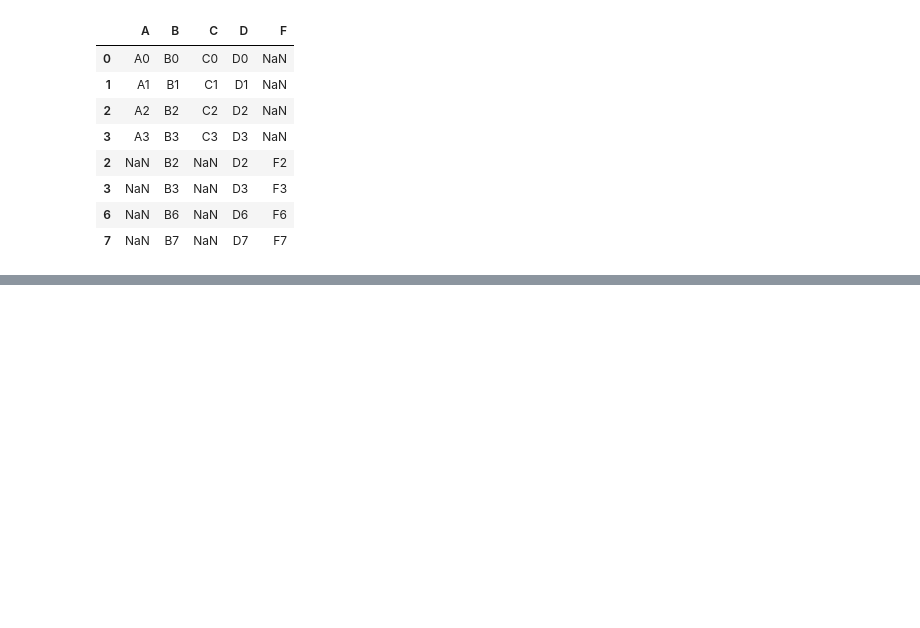
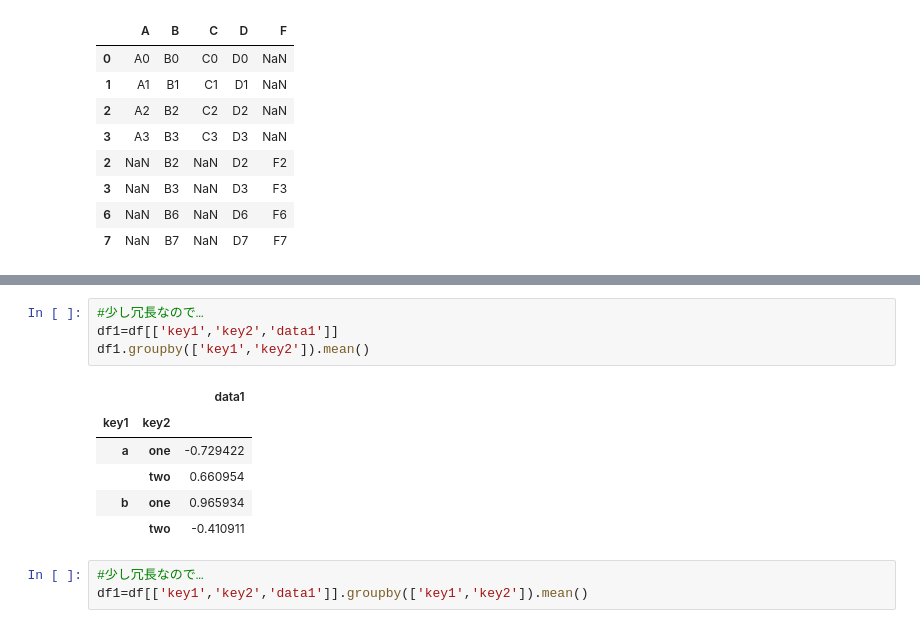
Before and after one commit to kinotsurayasu/python, a Jupyter notebook: Pandas.ipynb, the cells around one changed output, grey strips where cells are left out. Drawn from its saved outputs; the diff is of its cells as text; blank space fills up the shorter version.

```diff
--- a/Pandas.ipynb
+++ b/Pandas.ipynb
@@ -901,0 +919,14 @@ pd.concat([df1,df4])
+# %%
+#少し冗長なので…
+df1=df[['key1','key2','data1']]
+df1.groupby(['key1','key2']).mean()
+# %% [output]
+|  |  | data1 |
+| key1 | key2 |  |
+| a | one | -0.729422 |
+|  | two | 0.660954 |
+| b | one | 0.965934 |
+|  | two | -0.410911 |
+# %%
+#少し冗長なので…
+df1=df[['key1','key2','data1']].groupby(['key1','key2']).mean()
```
Also changed, not shown: parts of 4 cells of this notebook.
